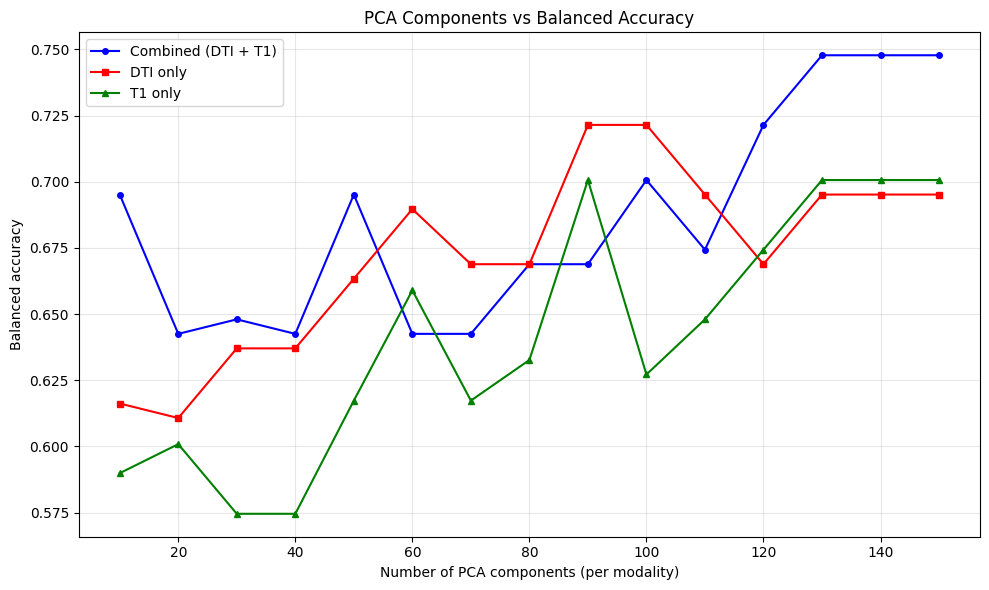
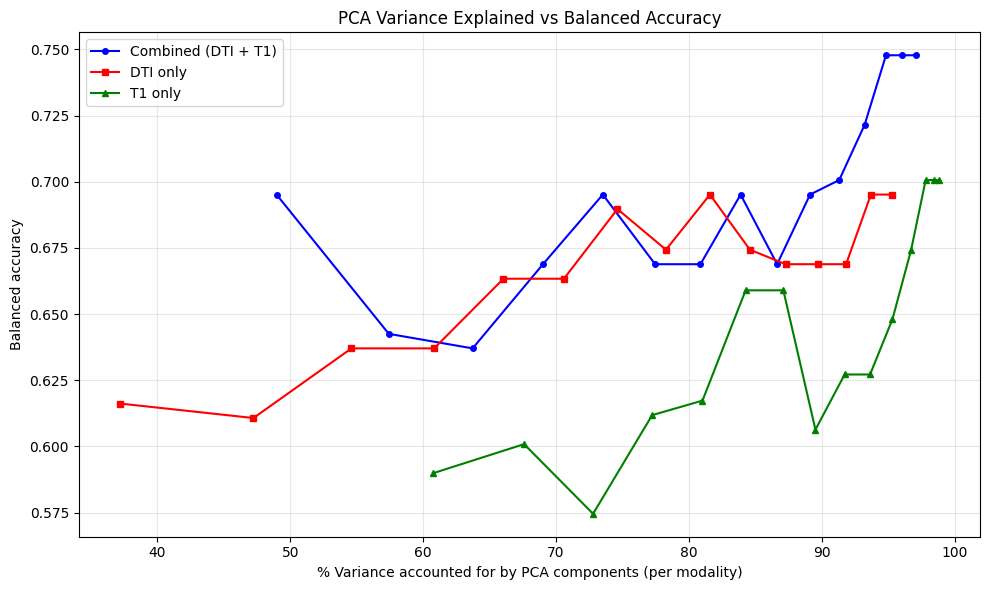
The change to this notebook cell's code, shown as a diff; its figure went from the first image to the second:
--- before
+++ after
@@ -1,10 +1,9 @@
-comp_list = list(n_components_range)
 fig, ax = plt.subplots(figsize=(10, 6))
-ax.plot(comp_list, accuracies, "b-o", markersize=4, label="Combined (DTI + T1)")
-ax.plot(comp_list, accuracies_dti, "r-s", markersize=4, label="DTI only")
-ax.plot(comp_list, accuracies_t1, "g-^", markersize=4, label="T1 only")
-ax.set_xlabel("Number of PCA components (per modality)")
+ax.plot(explained_vars_combined, accuracies, "b-o", markersize=4, label="Combined (DTI + T1)")
+ax.plot(explained_vars_dti, accuracies_dti, "r-s", markersize=4, label="DTI only")
+ax.plot(explained_vars_t1, accuracies_t1, "g-^", markersize=4, label="T1 only")
+ax.set_xlabel("% Variance accounted for by PCA components (per modality)")
 ax.set_ylabel("Balanced accuracy")
-ax.set_title("PCA Components vs Balanced Accuracy")
+ax.set_title("PCA Variance Explained vs Balanced Accuracy")
 ax.legend()
 ax.grid(True, alpha=0.3)

Commit: Remove multiple Jupyter notebooks: cb_690_extract.ipynb, model_v1.ipynb, nx_mct_scatter_forest.ipynb, nx_mct.ipynb, and update model_eval.ipynb execution counts and output types.